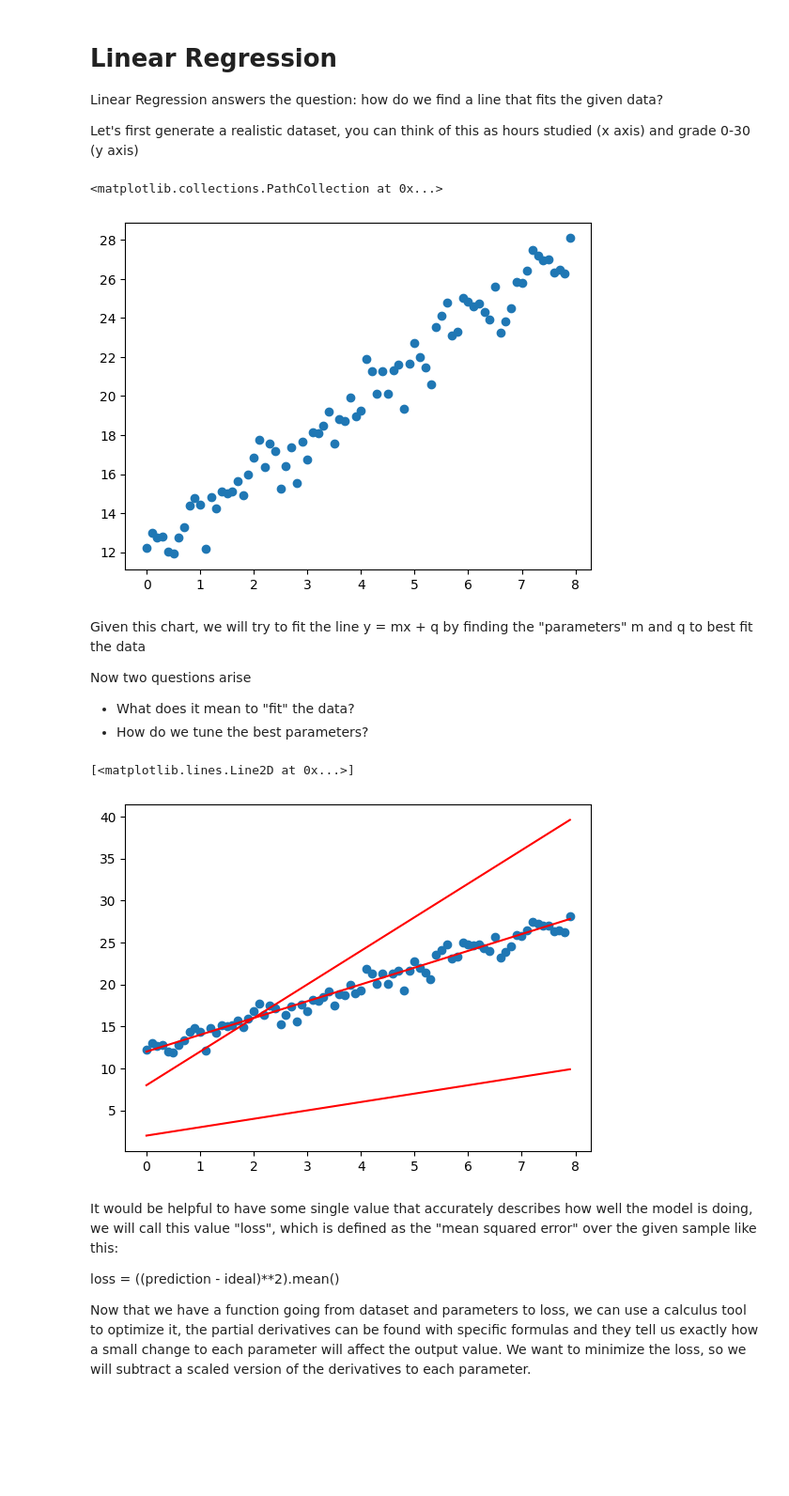
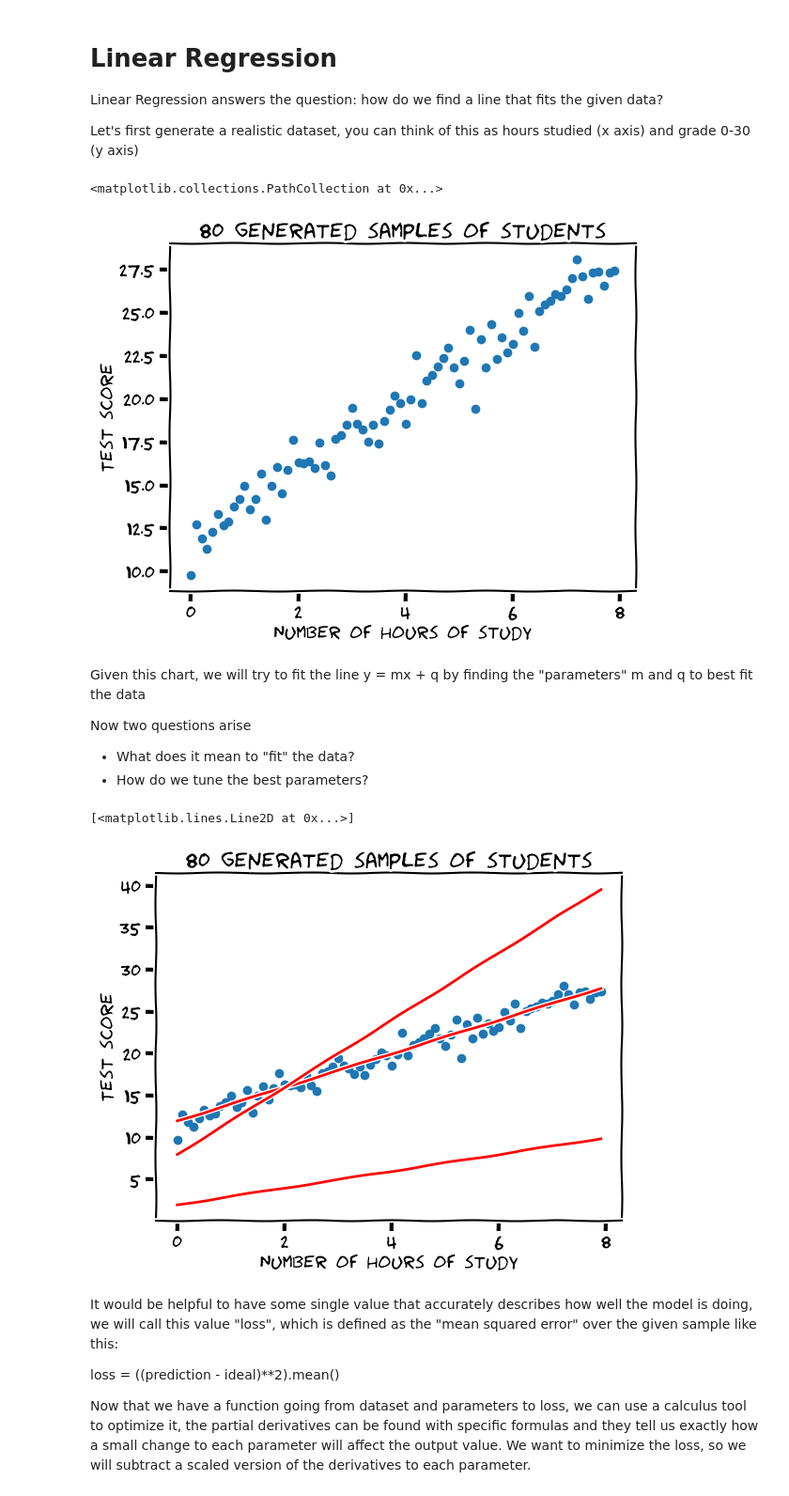
Before and after one commit to LucaM185/GPTs-from-scratch, a Jupyter notebook: 1 - Regression.ipynb, the cells around one changed output. Shown at 94% size. Saved outputs shown, nothing was run; the diff lists cells and outputs as text; code cells hidden in the pictures; blank space fills up the shorter version.

```diff
--- a/1 - Regression.ipynb
+++ b/1 - Regression.ipynb
@@ -16,10 +17,11 @@ y = 2*x + 12  # y = (mx + q)
 
 y += torch.randn(x.shape[0]) # add noise
 
+LucaM185.linear(x, y) # presets for plot (titles, labels, etc)
 plt.scatter(x, y)
 # %% [output]
 <matplotlib.collections.PathCollection at 0x...>
-[figure, old version]
+[figure, new version]
 # %% [markdown]
 Given this chart, we will try to fit the line y = mx + q by finding the "parameters" m and q to best fit the data <br>
 
@@ -29,15 +31,17 @@ Now two questions arise <br>
 # %%
 pred1 = 1 * x + 2
 pred2 = 2 * x + 12
 pred3 = 4 * x + 8
 
+# Plotting the predictions
 plt.scatter(x, y)
+LucaM185.linear(x, y)
 plt.plot(x, pred1.detach().numpy(), color='red')
 plt.plot(x, pred2.detach().numpy(), color='red')
 plt.plot(x, pred3.detach().numpy(), color='red')
 # %% [output]
 [<matplotlib.lines.Line2D at 0x...>]
-[figure, old version]
+[figure, new version]
 # %% [markdown]
 It would be helpful to have some single value that accurately describes how well the model is doing, we will call this value "loss", which is defined as the "mean squared error" over the given sample like this:
 
```
Also changed, not shown: parts of 7 cells of this notebook, 14 other files.
